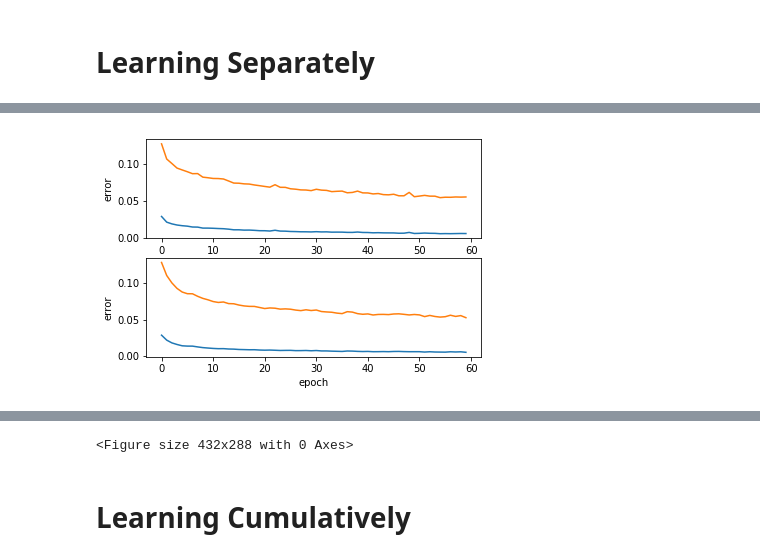
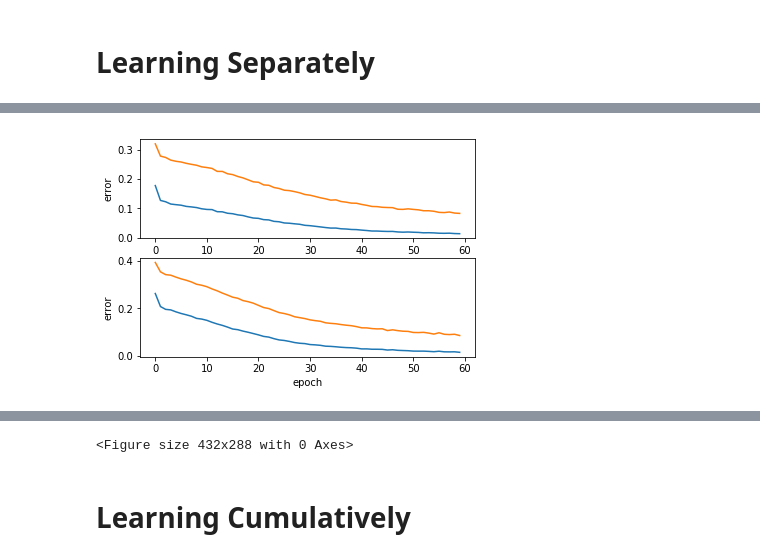
Before and after one commit to paula-gradu/El-Nino, a Jupyter notebook: Regression Using Feed-Forward Neural Network [REDUCED FEATURE SET].ipynb, the cells around one changed output, grey strips where cells are left out. Cells and saved outputs as stored; diff of their text form; code cells hidden in the pictures.

```diff
--- a/Regression Using Feed-Forward Neural Network [REDUCED FEATURE SET].ipynb
+++ b/Regression Using Feed-Forward Neural Network [REDUCED FEATURE SET].ipynb
@@ -134,8 +148,6 @@ val_pred_corr = np.zeros(T)
 individual_val_pred = {}
 # %%
 for t in range(T):
-
-    individual_model.reset_states()
 
     individual_model.compile(optimizer='adam', loss='mae', metrics=['mse', 'mae'])
 
@@ -158,4 +170,6 @@ for t in range(T):
 
     if((1 + t) % 2 == 0):
         plt.figure();
+
+    reset_weights(individual_model)
 # %% [output]
@@ -373,18 +336,0 @@ plt.colorbar();
-# %%
-om_auto = np.zeros(T)
-om_mse = np.zeros(T)
-
-for t in range(T):
-    om_auto[t] = correlation(om_output_signal[:(- t - 1)], om_output_signal[(t + 1):])
-    om_mse[t] = mean_squared_error(om_output_signal[:(- t - 1)], om_output_signal[(t + 1):])
-
-om_pred_mse = ((om_labels - om_pred)**2).mean(axis = 0)
-
-plt.plot(om_auto, label = "autocorrelation");
-plt.plot(correlation(om_labels, om_pred), label = "correlation of prediction");
-plt.legend();
-plt.figure();
-
-plt.plot(om_mse, label = "auto mse");
-plt.plot(om_pred_mse, label = "mse of predictions")
-plt.legend();
@@ -394,9 +336,0 @@ plt.legend();
-# %%
-for t in range(T):
-    plt.subplot(2, 1, t % 2 + 1);
-    plt.plot(om_labels[:, t][start:end], '--', label = "Truth", color = 'blue');
-    plt.plot(om_pred[:, t][start:end], ':', label = "Prediction", color = 'red');
-    plt.title(t);
-    plt.legend();
-    if((1 + t) % 2 == 0):
-        plt.figure();
@@ -414,6 +336,0 @@ end = start + 3 * 12
-# %%
-plt.plot(om_time2D[start:end + 12, 0].T - om_time2D[start, 0], om_labels[start:end + 12, 0], "k.-", label = "signal");
-for t in range(start, end, 3):
-    plt.plot(om_time2D[t] - om_time2D[start, 0], om_pred[t], label = "%i" %(t % 12));
-
-plt.legend();
@@ -487,8 +402,6 @@ val_pred_corr = np.zeros(T)
 individual_val_pred = {}
 # %%
 for t in range(T):
-
-    individual_model.reset_states()
 
     individual_model.compile(optimizer='adam', loss='mae', metrics=['mse', 'mae'])
 
@@ -510,4 +423,6 @@ for t in range(T):
 
     if((1 + t) % 2 == 0):
         plt.figure();
+
+    reset_weights(individual_model)
 # %% [output]
@@ -515 +430 @@ for t in range(T):
-[figure, old version]
+[figure, new version]
```
Also changed, not shown: parts of 36 cells of this notebook.
